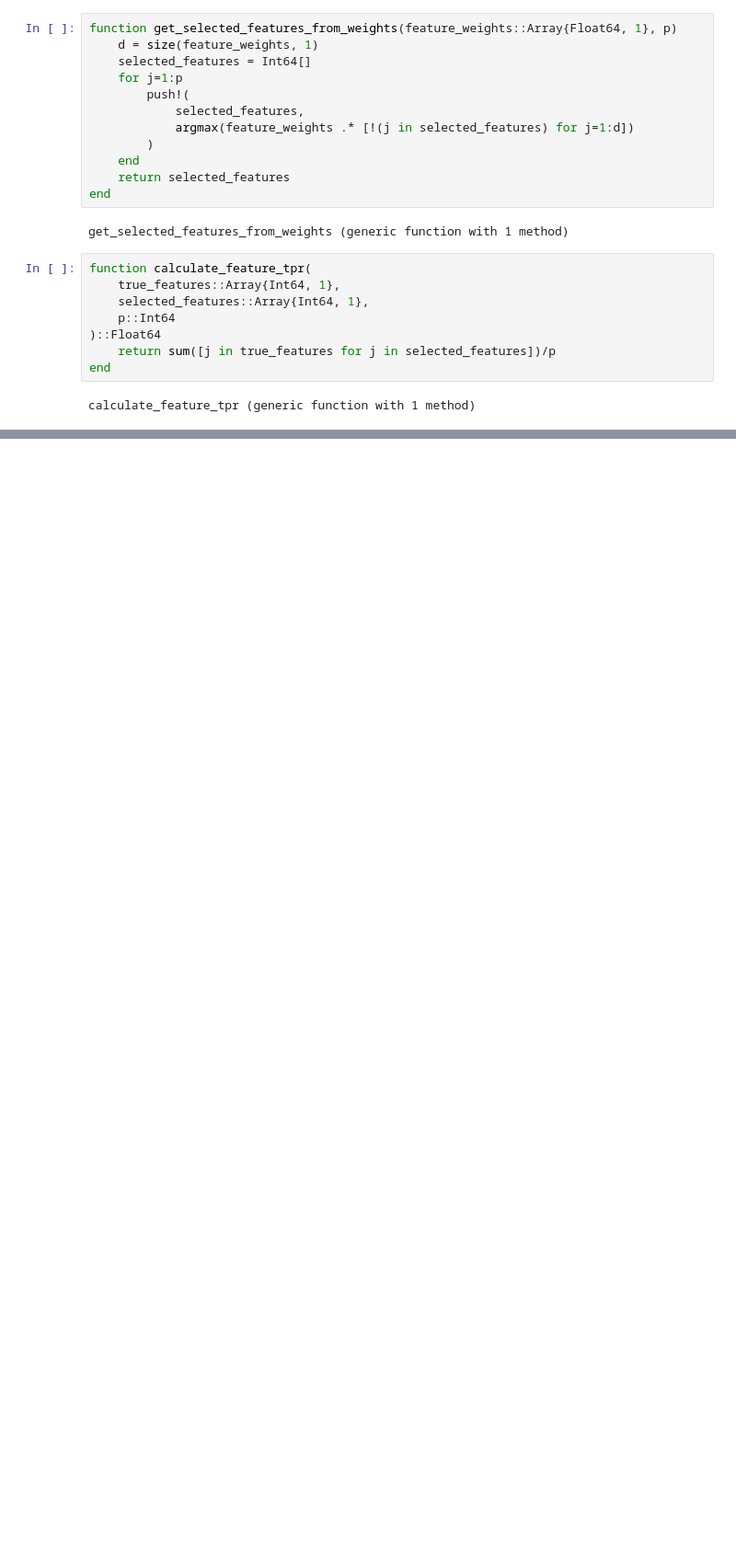
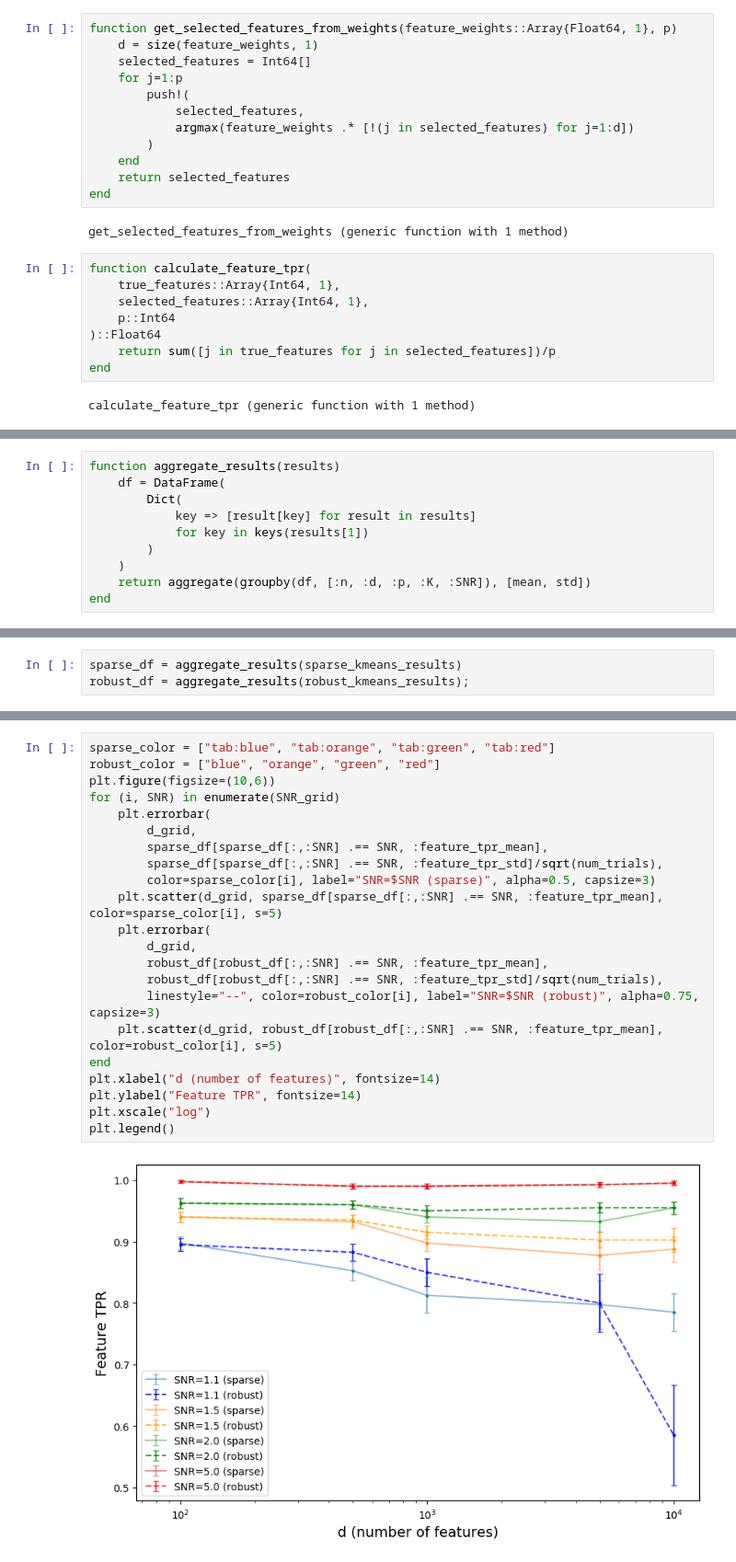
Before and after one commit to jivanhoe/sparse-k-means, a Jupyter notebook: notebooks/feature_recovery.ipynb, the cells around one changed output, grey strips where cells are left out. Shown at 92% size. Saved outputs shown, nothing was run; the diff lists cells and outputs as text; blank space fills up the shorter version.

```diff
--- a/notebooks/feature_recovery.ipynb
+++ b/notebooks/feature_recovery.ipynb
@@ -139,0 +127,10 @@ robust_accruacy = [
+# %%
+function aggregate_results(results)
+    df = DataFrame(
+        Dict(
+            key => [result[key] for result in results]
+            for key in keys(results[1])
+        )
+    )
+    return aggregate(groupby(df, [:n, :d, :p, :K, :SNR]), [mean, std])
+end
@@ -139,0 +139,3 @@ robust_accruacy = [
+# %%
+sparse_df = aggregate_results(sparse_kmeans_results)
+robust_df = aggregate_results(robust_kmeans_results);
@@ -139,0 +150,24 @@ robust_accruacy = [
+# %%
+sparse_color = ["tab:blue", "tab:orange", "tab:green", "tab:red"]
+robust_color = ["blue", "orange", "green", "red"]
+plt.figure(figsize=(10,6))
+for (i, SNR) in enumerate(SNR_grid)
+    plt.errorbar(
+        d_grid,
+        sparse_df[sparse_df[:,:SNR] .== SNR, :feature_tpr_mean],
+        sparse_df[sparse_df[:,:SNR] .== SNR, :feature_tpr_std]/sqrt(num_trials),
+        color=sparse_color[i], label="SNR=$SNR (sparse)", alpha=0.5, capsize=3)
+    plt.scatter(d_grid, sparse_df[sparse_df[:,:SNR] .== SNR, :feature_tpr_mean], color=sparse_color[i], s=5)
+    plt.errorbar(
+        d_grid,
+        robust_df[robust_df[:,:SNR] .== SNR, :feature_tpr_mean],
+        robust_df[robust_df[:,:SNR] .== SNR, :feature_tpr_std]/sqrt(num_trials),
+        linestyle="--", color=robust_color[i], label="SNR=$SNR (robust)", alpha=0.75, capsize=3)
+    plt.scatter(d_grid, robust_df[robust_df[:,:SNR] .== SNR, :feature_tpr_mean], color=robust_color[i], s=5)
+end
+plt.xlabel("d (number of features)", fontsize=14)
+plt.ylabel("Feature TPR", fontsize=14)
+plt.xscale("log")
+plt.legend()
+# %% [output]
+[figure, added]
```
Also changed, not shown: parts of 12 cells of this notebook, 7 other files.
